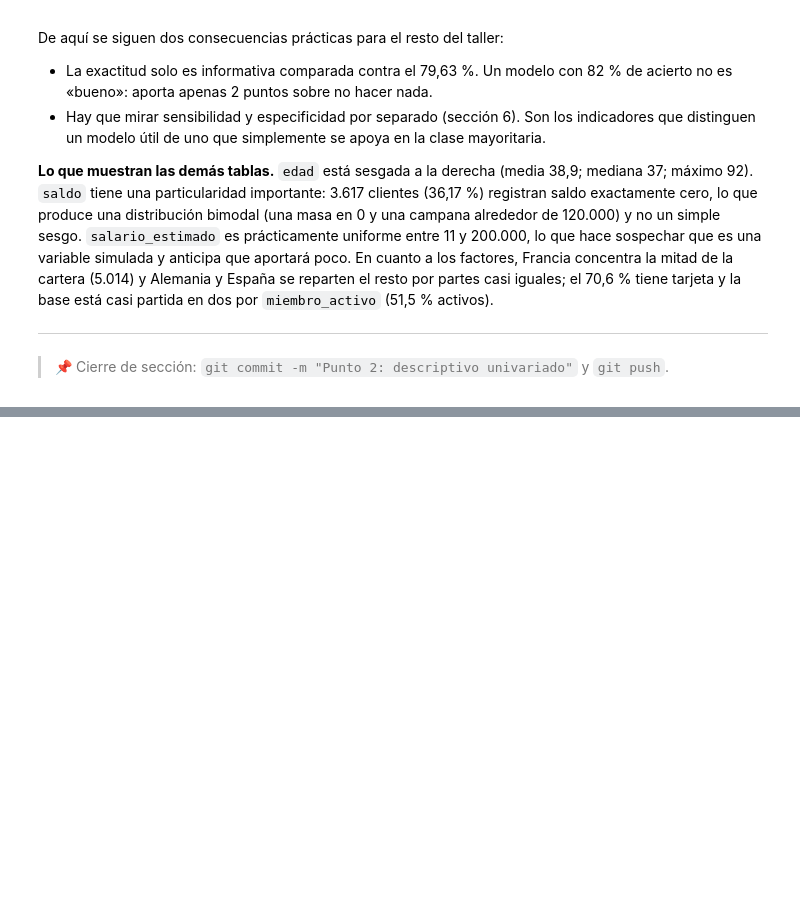
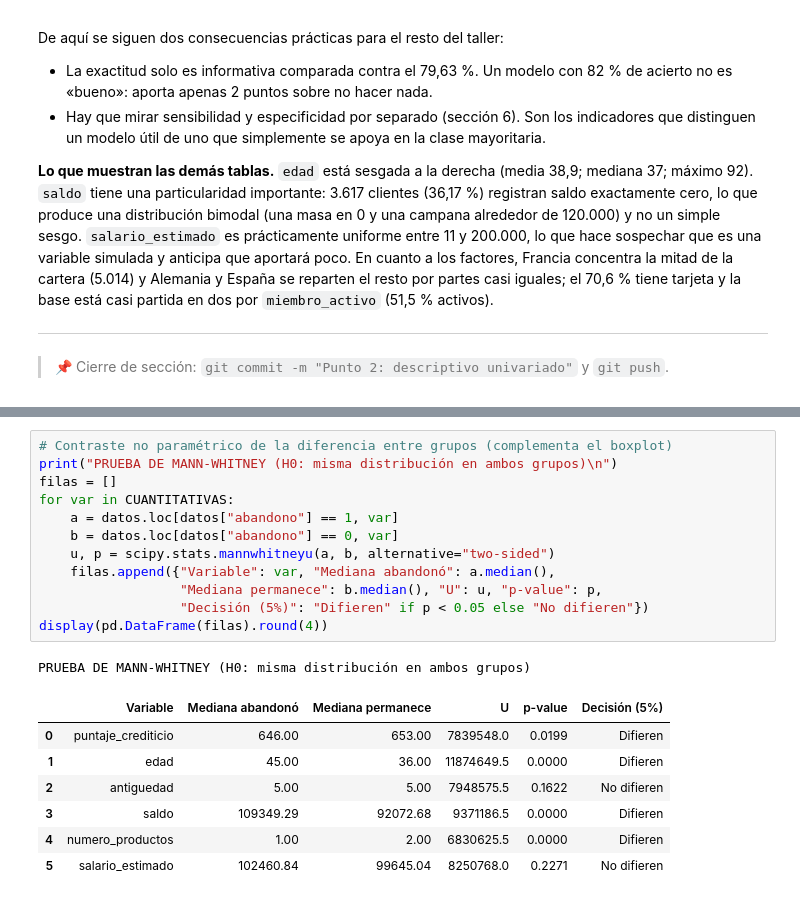
Before and after one commit to PapiNickie/taller-abandono-producto-20262, a Jupyter notebook: Taller_Abandono_Producto_Financiero.ipynb, the cells around one changed output, grey strips where cells are left out. Cells and saved outputs as stored; diff of their text form; blank space fills up the shorter version.

```diff
--- a/Taller_Abandono_Producto_Financiero.ipynb
+++ b/Taller_Abandono_Producto_Financiero.ipynb
@@ -454,0 +510,21 @@ por partes casi iguales; el 70,6 % tiene tarjeta y la base está casi partida en
+# %%
+# Contraste no paramétrico de la diferencia entre grupos (complementa el boxplot)
+print("PRUEBA DE MANN-WHITNEY (H0: misma distribución en ambos grupos)\n")
+filas = []
+for var in CUANTITATIVAS:
+    a = datos.loc[datos["abandono"] == 1, var]
+    b = datos.loc[datos["abandono"] == 0, var]
+    u, p = scipy.stats.mannwhitneyu(a, b, alternative="two-sided")
+    filas.append({"Variable": var, "Mediana abandonó": a.median(),
+                  "Mediana permanece": b.median(), "U": u, "p-value": p,
+                  "Decisión (5%)": "Difieren" if p < 0.05 else "No difieren"})
+display(pd.DataFrame(filas).round(4))
+# %% [output]
+PRUEBA DE MANN-WHITNEY (H0: misma distribución en ambos grupos)
+|  | Variable | Mediana abandonó | Mediana permanece | U | p-value | Decisión (5%) |
+| 0 | puntaje_crediticio | 646.00 | 653.00 | 7839548.0 | 0.0199 | Difieren |
+| 1 | edad | 45.00 | 36.00 | 11874649.5 | 0.0000 | Difieren |
+| 2 | antiguedad | 5.00 | 5.00 | 7948575.5 | 0.1622 | No difieren |
+| 3 | saldo | 109349.29 | 92072.68 | 9371186.5 | 0.0000 | Difieren |
+| 4 | numero_productos | 1.00 | 2.00 | 6830625.5 | 0.0000 | Difieren |
+| 5 | salario_estimado | 102460.84 | 99645.04 | 8250768.0 | 0.2271 | No difieren |
```
Also changed, not shown: parts of 9 cells of this notebook.
